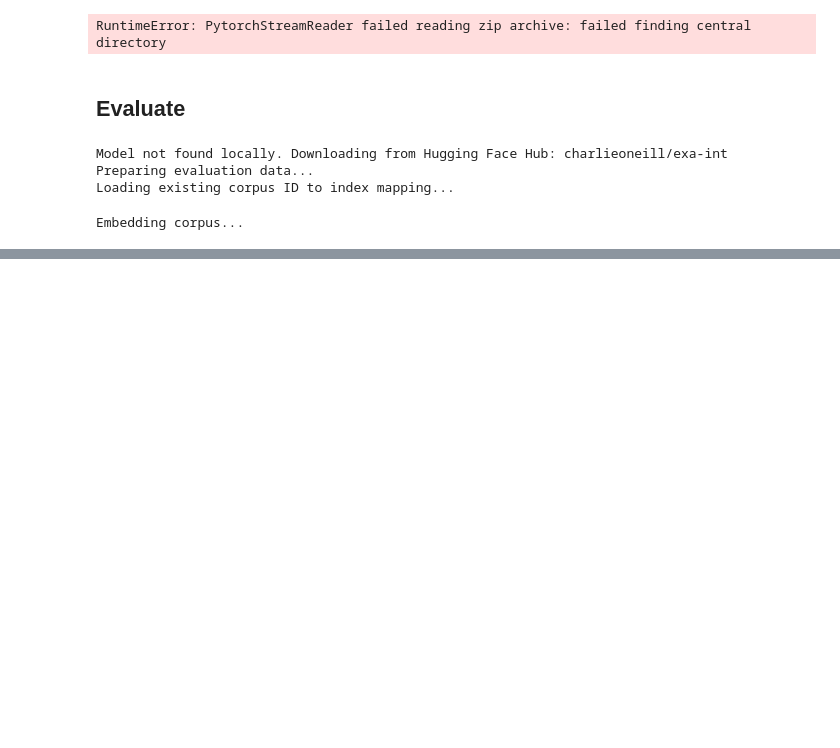
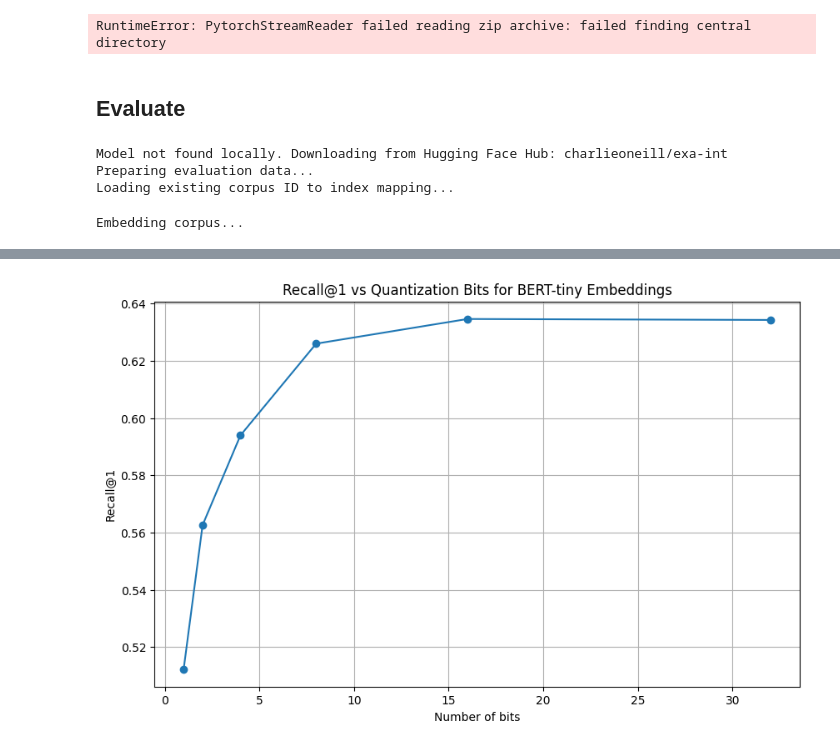
Before and after one commit to charlieoneill11/exa-ml-interview, a Jupyter notebook: src/exa_ml_interview/dev.ipynb, the cells around one changed output, grey strips where cells are left out. Cells and saved outputs as stored; diff of their text form; code cells hidden in the pictures; blank space fills up the shorter version.

```diff
--- a/src/exa_ml_interview/dev.ipynb
+++ b/src/exa_ml_interview/dev.ipynb
@@ -740,0 +1049,11 @@ Embedding corpus...
+# %%
+# Plot the results
+plt.figure(figsize=(10, 6))
+plt.plot(bit_ranges, recall_scores, marker='o')
+plt.xlabel('Number of bits')
+plt.ylabel('Recall@1')
+plt.title('Recall@1 vs Quantization Bits for BERT-tiny Embeddings')
+plt.grid(True)
+plt.savefig('recall_vs_quantization.png')
+# %% [output]
+[figure, added]
```
Also changed, not shown: parts of 12 cells of this notebook, 11 other files.
